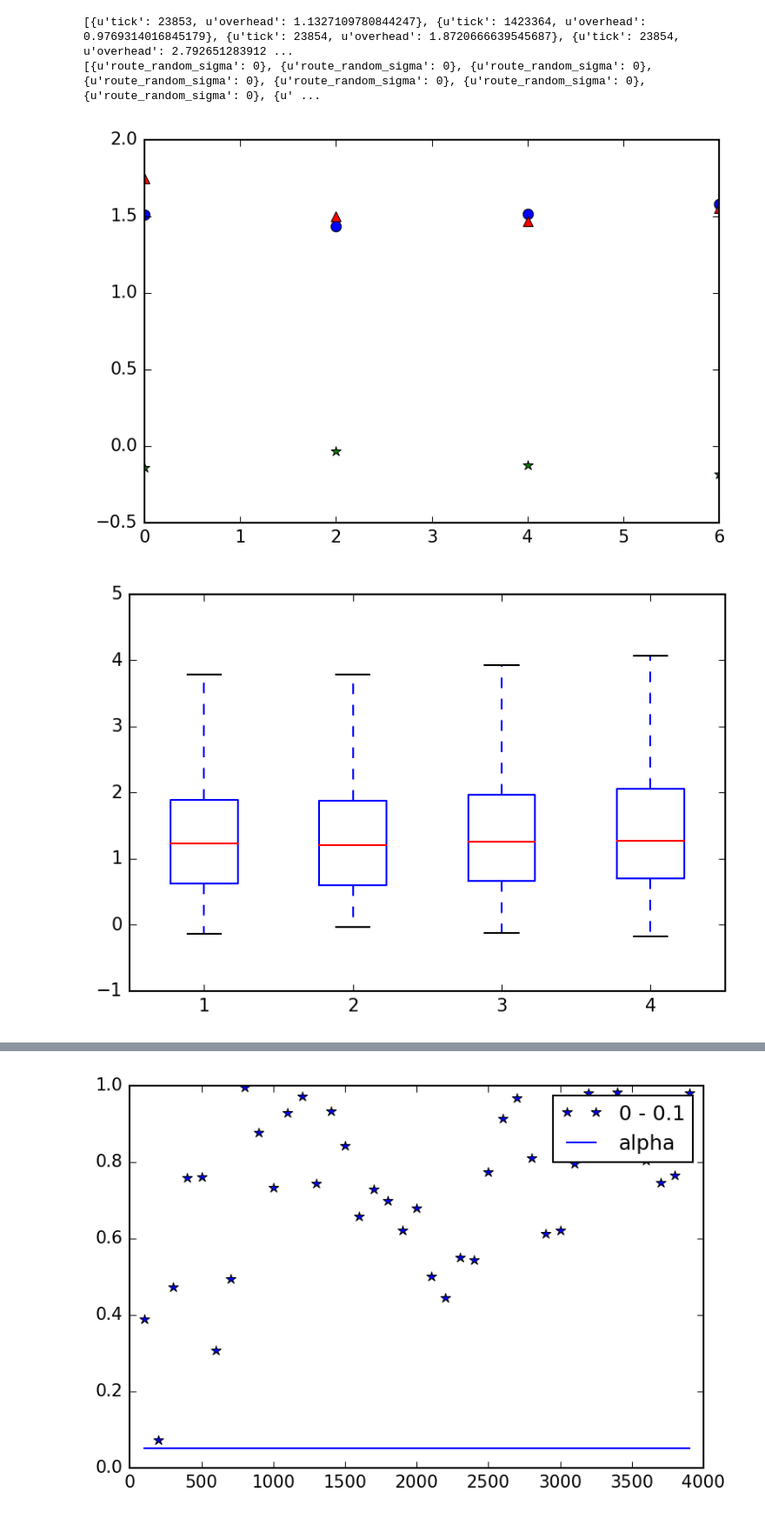
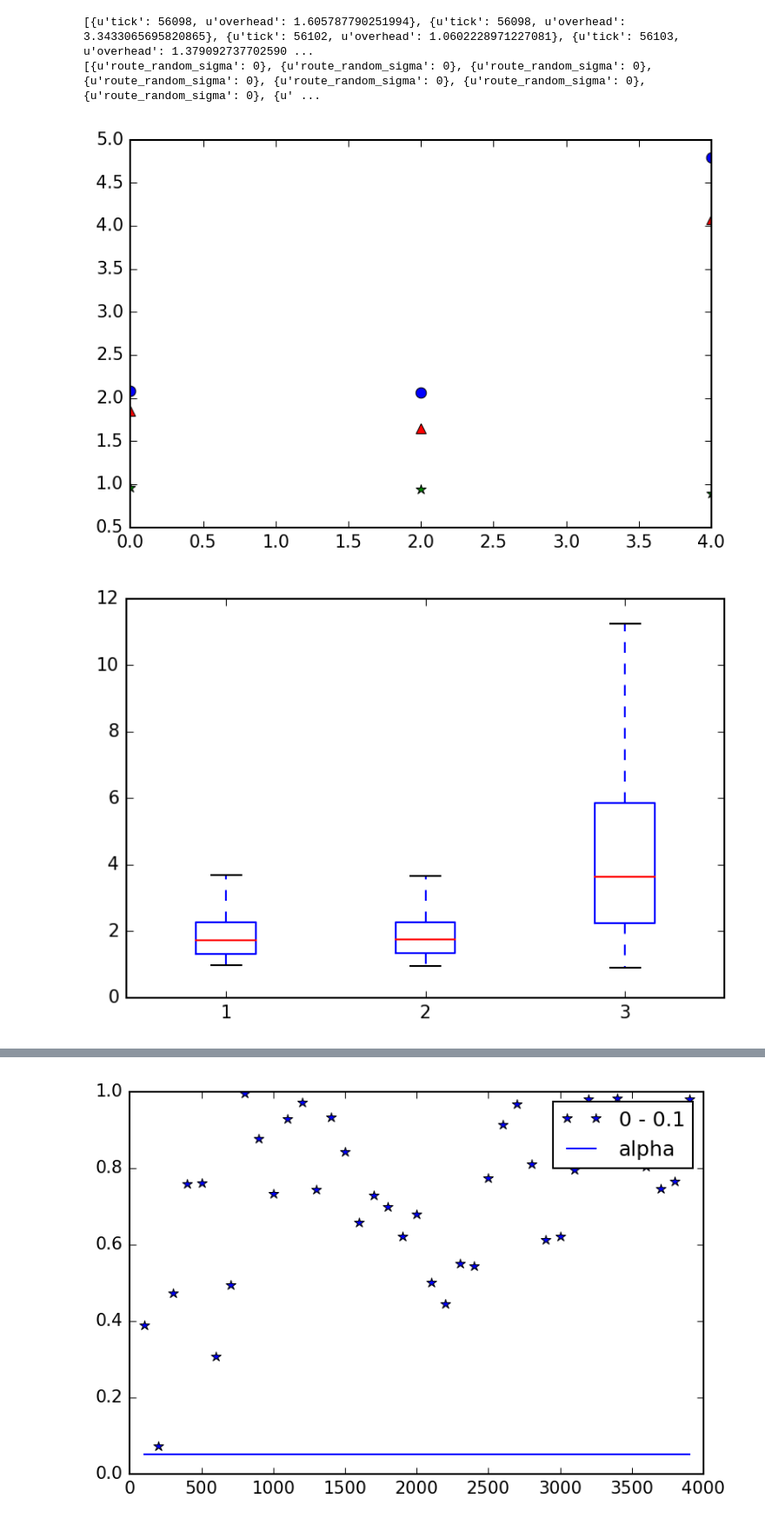
Before and after one commit to Starofall/RTX, a Jupyter notebook: analysis.ipynb, the cells around one changed output, grey strips where cells are left out. Shown at 87% size. Saved outputs shown, nothing was run; the diff lists cells and outputs as text; code cells hidden in the pictures.

Commit message:
plotting

```diff
--- a/analysis.ipynb
+++ b/analysis.ipynb
@@ -4,7 +4,12 @@ from rtxlib.rtx_run import setup_database, db
 from analysis_lib.one_sample_tests import KolmogorovSmirnov
 from analysis_lib.two_sample_tests import Ttest
 
-index = "rtx2"
+index = "rtx3"
+knob = "route_random_sigma"
+
+# index = "rtx4"
+# knob = "exploration_percentage"
+
 setup_database(index)
 results = db().get_all_data_points()
 
@@ -13,7 +18,7 @@ data = {}
 knobs = {}
 for i in range(9):
     no = float("0."+str(i))
-    res = [r for r in results if r[1]["route_random_sigma"]==no]
+    res = [r for r in results if r[1][knob]==no]
     data[i] = [r[0] for r in res]
     knobs[i] = [r[1] for r in res]
     print "0."+str(i)+"'s: " + str(len(data[i]))
@@ -38,9 +43,11 @@ import matplotlib as mpl
 mpl.rc("savefig", dpi=150)
 
 y_key = 'overhead'
-threshold = 30000
+threshold = 15000
+# threshold = 30000
 alpha = 0.05
-keys = [0, 2, 4, 6]
+keys = [0, 2, 4]
+# keys = [0, 2, 4, 6]
 #keys = [0, 1, 2, 3, 4, 5, 6, 8]
 
 averages = []
@@ -68,24 +75,22 @@ ax.plot(keys,standard_deviations,"^", label='standard_deviations')
 # plt.legend(loc='best')
 plt.show()
 # %% [output]
-[{u'tick': 23853, u'overhead': 1.1327109780844247}, {u'tick': 1423364, u'overhead': 0.9769314016845179}, {u'tick': 23854, u'overhead': 1.8720666639545687}, {u'tick': 23854, u'overhead': 2.792651283912 ...
+[{u'tick': 56098, u'overhead': 1.605787790251994}, {u'tick': 56098, u'overhead': 3.3433065695820865}, {u'tick': 56102, u'overhead': 1.0602228971227081}, {u'tick': 56103, u'overhead': 1.379092737702590 ...
 [{u'route_random_sigma': 0}, {u'route_random_sigma': 0}, {u'route_random_sigma': 0}, {u'route_random_sigma': 0}, {u'route_random_sigma': 0}, {u'route_random_sigma': 0}, {u'route_random_sigma': 0}, {u' ...
-[figure, old version]
+[figure, new version]
 # %%
 y_key = 'overhead'
-threshold = 30000
 alpha = 0.05
-keys = [0, 2, 4, 6]
 all_data = []
 
 for i in keys:
     analysis_data = [r[y_key] for r in data[i]][:threshold]
     all_data.append(analysis_data)
 
 plt.figure()
 #plt.boxplot(all_data)
 plt.boxplot(all_data, 0, '')
 plt.show()
 # %% [output]
-[figure, old version]
+[figure, new version]
 # %%
```
Also changed, not shown: parts of 2 cells of this notebook.
